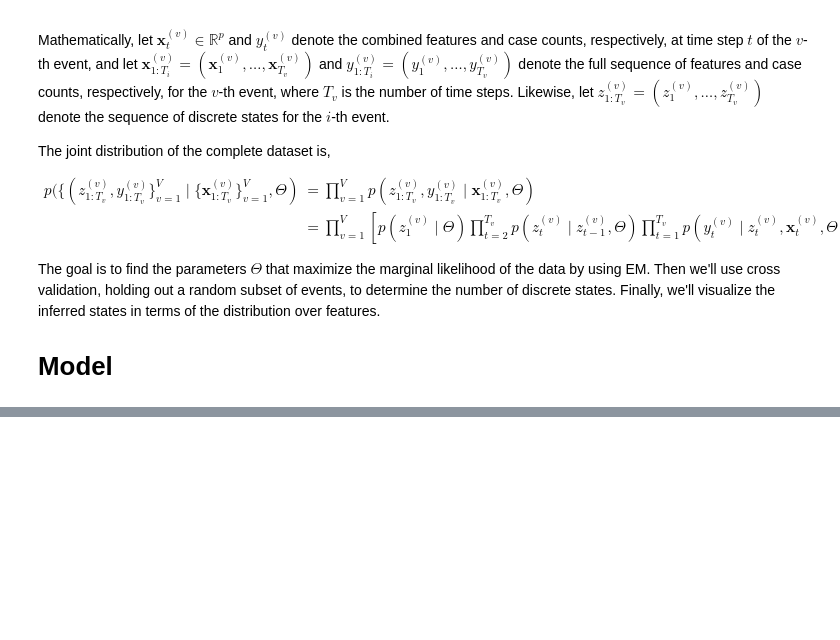
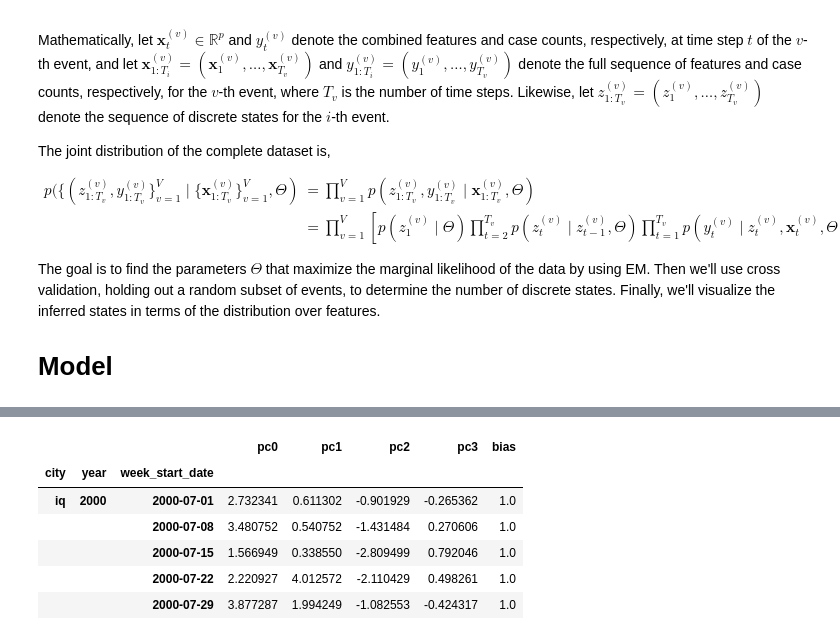
Before and after one commit to jilanglois-su/cobs10-dengai, a Jupyter notebook: notebooks/jjl-hmm.ipynb, the cells around one changed output, grey strips where cells are left out. Drawn from its saved outputs; the diff is of its cells as text; code cells hidden in the pictures; blank space fills up the shorter version.

```diff
--- a/notebooks/jjl-hmm.ipynb
+++ b/notebooks/jjl-hmm.ipynb
@@ -149,0 +125,13 @@ print("MAE: %.6f" % mae)
+# %%
+z_train, z_validate, pct_var = dda.get_pca(x_train, x_validate, num_components=4)
+z_train['bias'] = 1.
+z_validate['bais'] = 1.
+z_train.head()
+# %% [output]
+|  |  |  | pc0 | pc1 | pc2 | pc3 | bias |
+| city | year | week_start_date |  |  |  |  |  |
+| iq | 2000 | 2000-07-01 | 2.732341 | 0.611302 | -0.901929 | -0.265362 | 1.0 |
+|  |  | 2000-07-08 | 3.480752 | 0.540752 | -1.431484 | 0.270606 | 1.0 |
+|  |  | 2000-07-15 | 1.566949 | 0.338550 | -2.809499 | 0.792046 | 1.0 |
+|  |  | 2000-07-22 | 2.220927 | 4.012572 | -2.110429 | 0.498261 | 1.0 |
+|  |  | 2000-07-29 | 3.877287 | 1.994249 | -1.082553 | -0.424317 | 1.0 |
```
Also changed, not shown: parts of 15 cells of this notebook, 4 other files.
